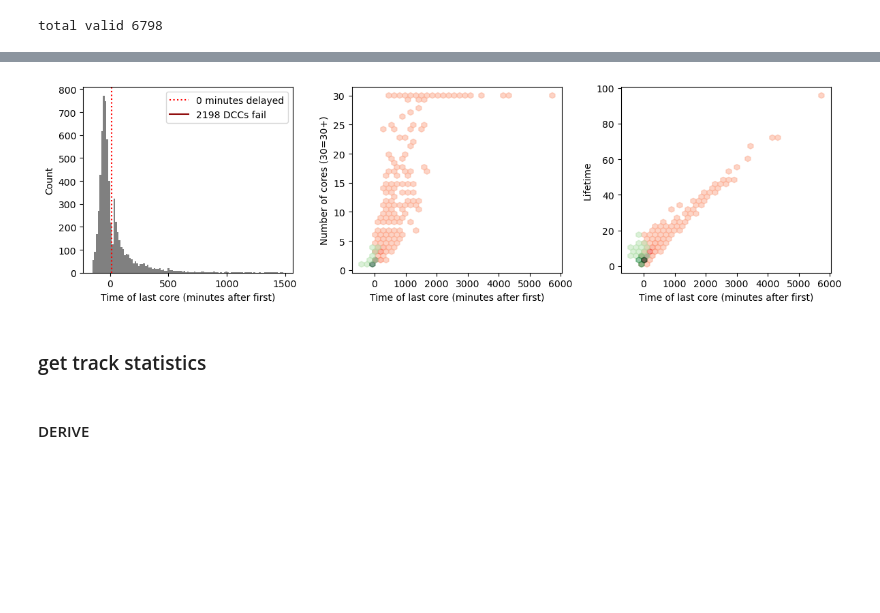
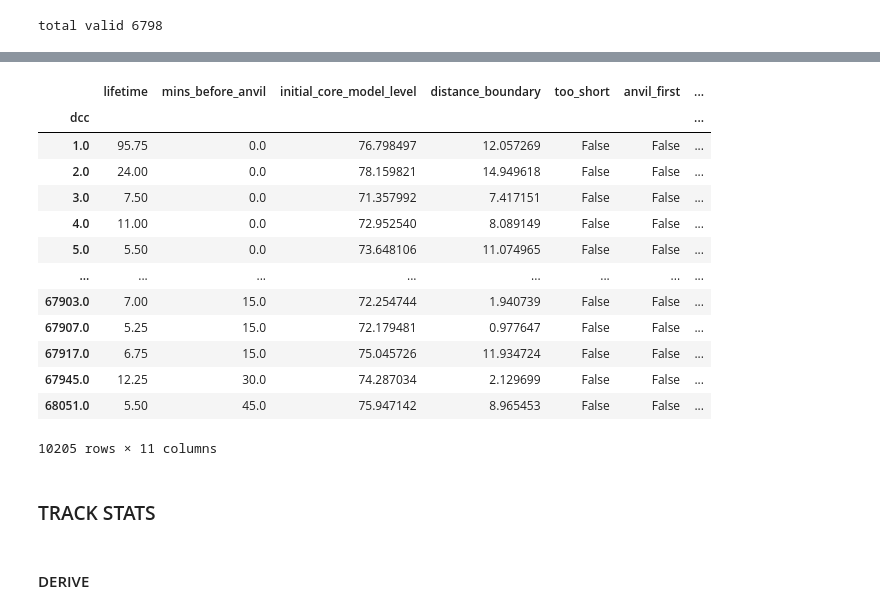
Before and after one commit to mathilde-ritman/scripts-to-make-Ritman-et-al-does-greater-CMF, a Jupyter notebook: scripts/01.filter_clouds.ipynb, the cells around one changed output, grey strips where cells are left out. Cells and saved outputs as stored; diff of their text form; code cells hidden in the pictures; blank space fills up the shorter version.

```diff
--- a/scripts/01.filter_clouds.ipynb
+++ b/scripts/01.filter_clouds.ipynb
@@ -245,0 +89,15 @@ print(too_close.sum(), 'were too close to the domain boundary')
+# %%
+# apply rules
+
+df['too_short'] = df.lifetime < 1
+df['anvil_first'] = df.mins_before_anvil < 0
+df['too_high'] = df.initial_core_model_level <= 62
+df['too_close'] = df.distance_boundary <= 1
+
+count_fails = df[['too_short','anvil_first','too_high','too_close']].sum(axis=1)
+df['invalid'] = count_fails > 0
+
+# decisions['valid_but_complex_convection'] = np.logical_and(count_fails==0, decisions.complex_convection)
+# decisions['valid'] = np.logical_and(count_fails==0, ~decisions.complex_convection)
+
+df[['too_short','anvil_first','too_high','too_close','invalid']].sum(axis=0)
@@ -312,4 +241,6 @@ dtype: int64
 # %%
-print('total valid',2198+4600)
+validity = df.copy()
+
+print('total valid', validity[['valid','valid_but_complex_convection']].sum().sum())
 # %% [output]
 total valid 6798
@@ -408,46 +247,22 @@ dtype: int64
-# %%
-# results
-
-is_okay = core_timing.is_simple_plus
-m_true = is_okay
-m_false = is_okay == False
-
-def hexplot(ax, y):
-    N = len(core_timing)
-    extent = [core_timing.offset.min(), core_timing.offset.max(), y.min(), y.max()]
-    cmap1 = mpl.colors.ListedColormap(plt.get_cmap('Reds')(np.linspace(.3,1,265)))
-    cmap2 = mpl.colors.ListedColormap(plt.get_cmap('Greens')(np.linspace(.3,1,265)))
-    params = dict(extent=extent, gridsize=35, mincnt=1, alpha=0.5)
-    params1 = dict(C=np.ones(m_false.sum()) / N, reduce_C_function=np.sum, cmap=cmap1)
-    params2 = dict(C=np.ones(m_true.sum()) / N, reduce_C_function=np.sum, cmap=cmap2)
-    ax.hexbin(core_timing.offset[m_false], y[m_false], **params1, **params)
-    ax.hexbin(core_timing.offset[m_true], y[m_true], **params2, **params)
-
-fig, axs = plt.subplots(1, 3, figsize=(12, 3.5), layout='tight')
-
-ax = axs[0]
-bins = np.arange(-10*15, 100*15, 15)
-ax.hist(core_timing.offset, bins=bins, fc='grey')
-ax.set(xlabel='Time of last core (minutes after first)', title='', ylabel='Count')
-ax.axvline(GAP+15, label="%s minutes delayed" %(GAP), **lparams)
-ax.plot([],[],c='darkred',label='%s DCCs fail' %m_false.sum())
-ax.legend()
-
-ax = axs[1]
-X = 30
-ncores = core_timing.ncores.where(core_timing.ncores<X, X)
-hexplot(ax, ncores)
-ax.set(xlabel='Time of last core (minutes after first)', ylabel='Number of cores (%s=%s+)' %(X,X))
-
-ax = axs[2]
-hexplot(ax, core_timing.lifetime)
-ax.set(xlabel='Time of last core (minutes after first)', ylabel='Lifetime')
-
-fig.savefig(savedir / 'filter_by_simplicity_of_convection_QC.jpg', bbox_inches='tight')
-# %% [output]
-[figure, removed]
+# %%
+validity
+# %% [output]
+|  | lifetime | mins_before_anvil | initial_core_model_level | distance_boundary | too_short | anvil_first | ... |
+| dcc |  |  |  |  |  |  | ... |
+| 1.0 | 95.75 | 0.0 | 76.798497 | 12.057269 | False | False | ... |
+| 2.0 | 24.00 | 0.0 | 78.159821 | 14.949618 | False | False | ... |
+| 3.0 | 7.50 | 0.0 | 71.357992 | 7.417151 | False | False | ... |
+| 4.0 | 11.00 | 0.0 | 72.952540 | 8.089149 | False | False | ... |
+| 5.0 | 5.50 | 0.0 | 73.648106 | 11.074965 | False | False | ... |
+| ... | ... | ... | ... | ... | ... | ... | ... |
+| 67903.0 | 7.00 | 15.0 | 72.254744 | 1.940739 | False | False | ... |
+| 67907.0 | 5.25 | 15.0 | 72.179481 | 0.977647 | False | False | ... |
+| 67917.0 | 6.75 | 15.0 | 75.045726 | 11.934724 | False | False | ... |
+| 67945.0 | 12.25 | 30.0 | 74.287034 | 2.129699 | False | False | ... |
+| 68051.0 | 5.50 | 45.0 | 75.947142 | 8.965453 | False | False | ... |
+10205 rows × 11 columns
 # %% [markdown]
-### get track statistics
+### TRACK STATS
 # %% [markdown]
 #### DERIVE
 # %%
```
Also changed, not shown: parts of 45 cells of this notebook, 15 other files.
